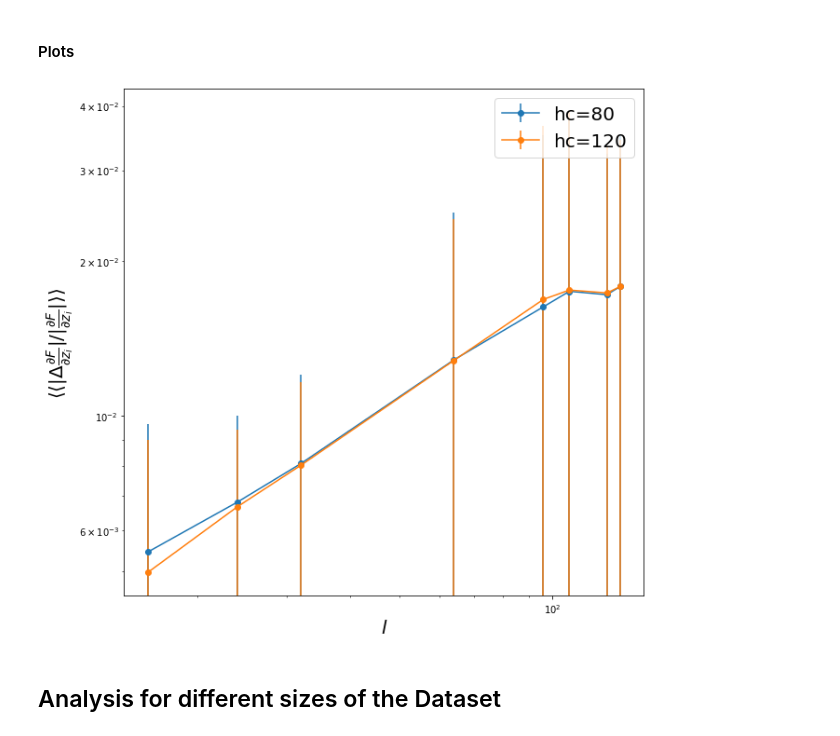
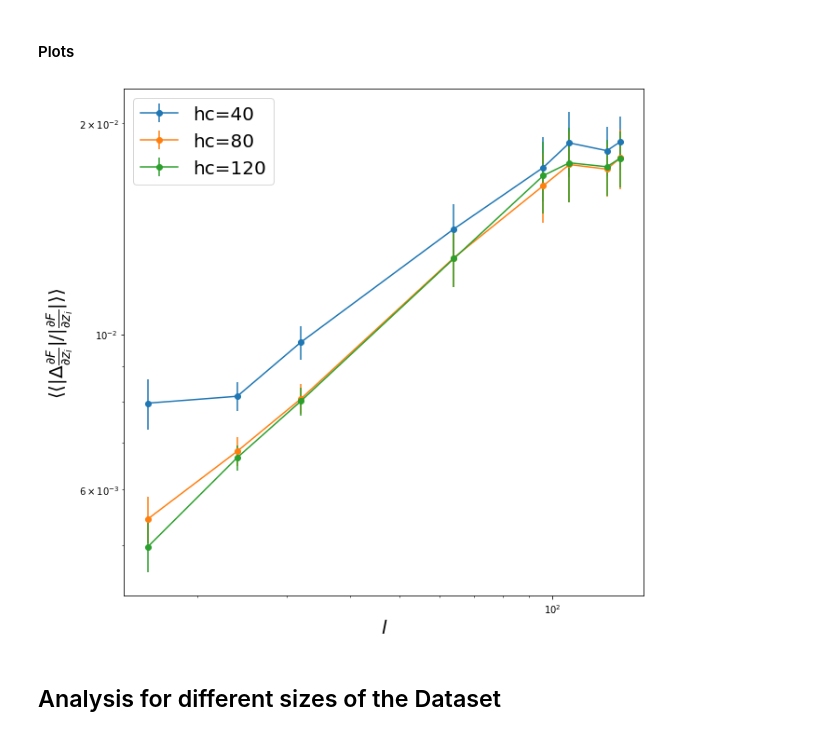
Before and after one commit to emacosta95/dft_for_ising, a Jupyter notebook: test_neural_networks_2nn_case.ipynb, the cells around one changed output. Drawn from its saved outputs; the diff is of its cells as text; code cells hidden in the pictures.

```diff
--- a/test_neural_networks_2nn_case.ipynb
+++ b/test_neural_networks_2nn_case.ipynb
@@ -603,7 +603,7 @@ for j in range(len(models_name)):
             / np.sqrt(np.average((v[:ndata]) ** 2, axis=-1))
         )
 
-    dev_g.append([np.std(g) for g in g_acc])
+    dev_g.append([np.std(g)/np.sqrt(g.shape[0]) for g in g_acc])
     g_acc = [np.average(g) for g in g_acc]
     g_accs.append(g_acc)
 # %% [markdown]
@@ -841,7 +841,7 @@ for j in range(len(models_name)):
             / np.sqrt(np.average((v[:ndata]) ** 2, axis=-1))
         )
 
-    dev_g.append([np.std(g) for g in g_acc])
+    dev_g.append([np.std(g)/np.sqrt(g.shape[0]) for g in g_acc])
     g_acc = [np.average(g) for g in g_acc]
     g_accs.append(g_acc)
 # %% [markdown]
@@ -878,9 +878,9 @@ blocks=[2,3,4,5,7]
 
 n_sample=5
 h_max=[5.44]*n_sample
-ls=[128]*n_sample
+ls=[16]*n_sample
 n_instances=[100]*n_sample
-epochs = [4900]*n_sample
+epochs = [1900]*n_sample
 # model settings
 name_session=[f'h_{h_max[0]}_15k_augmentation_2nn_model_unet_{ls[0]}_size_2_layers_40_hc_5_ks_1_ps',
               f'h_{h_max[0]}_15k_augmentation_2nn_model_unet_{ls[0]}_size_3_layers_40_hc_5_ks_1_ps',
@@ -1062,22 +1062,22 @@ for j in range(len(models_name)):
             / np.sqrt(np.average((v[:ndata]) ** 2, axis=-1))
         )
 
-    dev_g.append([np.std(g) for g in g_acc])
+    dev_g.append([np.std(g)/np.sqrt(g.shape[0]) for g in g_acc])
     g_acc = [np.average(g) for g in g_acc]
     g_accs.append(g_acc)
 # %% [markdown]
 #### Plots
 # %%
 plt.figure(figsize=(10,10))
-for i in range(1,len(models_name)):
+for i in range(0,len(models_name)):
     plt.errorbar(ls,g_accs[i],yerr=dev_g[i],marker='o',label=f'hc={hc[i]}')
 plt.xlabel(r'$l$',fontsize=20)
 plt.ylabel(r'$\langle \langle |\Delta \frac{\partial F}{\partial z_i} |/|\frac{\partial F}{\partial z_i}| \rangle \rangle$',fontsize=20)
 plt.loglog()
 plt.legend(fontsize=20)
 plt.show()
 # %% [output]
-[figure, old version]
+[figure, new version]
 # %% [markdown]
 ## Analysis for different sizes of the Dataset
 # %% [markdown]
```
Also changed, not shown: parts of 22 cells of this notebook, 3 other files.
